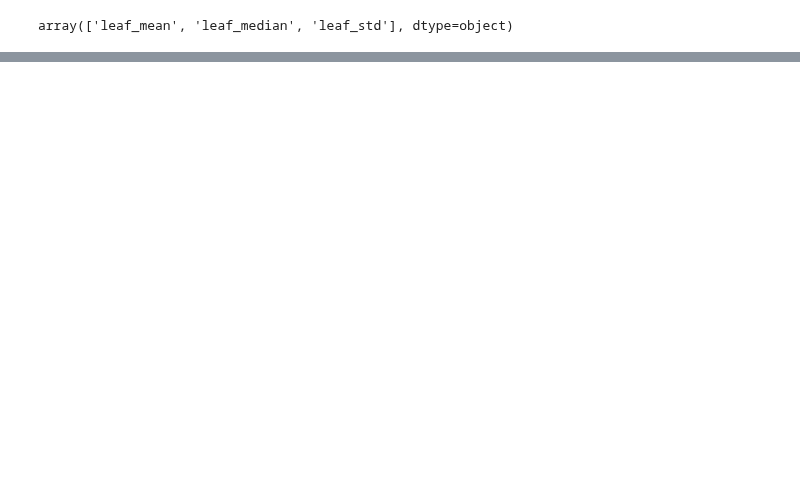
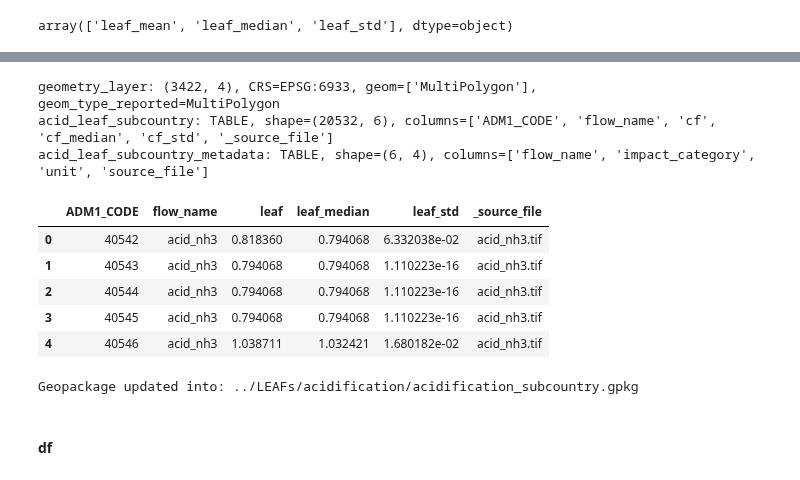
Before and after one commit to cloyolaangosto/SBTN_Test, a Jupyter notebook: LEAFs/Name_Cleaning.ipynb, the cells around one changed output, grey strips where cells are left out. Saved outputs shown, nothing was run; the diff lists cells and outputs as text; code cells hidden in the pictures; blank space fills up the shorter version.

```diff
--- a/LEAFs/Name_Cleaning.ipynb
+++ b/LEAFs/Name_Cleaning.ipynb
@@ -121,0 +120,25 @@ pd.read_csv(acid_er_df_fp).head()
+# %%
+inspect_gpkg(acid_sc_fp)
+# %% [output]
+geometry_layer: (3422, 4), CRS=EPSG:6933, geom=['MultiPolygon'], geom_type_reported=MultiPolygon
+acid_leaf_subcountry: TABLE, shape=(20532, 6), columns=['ADM1_CODE', 'flow_name', 'cf', 'cf_median', 'cf_std', '_source_file']
+acid_leaf_subcountry_metadata: TABLE, shape=(6, 4), columns=['flow_name', 'impact_category', 'unit', 'source_file']
+# %%
+ac_sc_gpkg_data = load_gpkg(acid_sc_fp)
+# %%
+ac_sc_gpkg_data['acid_leaf_subcountry'] = ac_sc_gpkg_data['acid_leaf_subcountry'].rename(columns = rename_cols)
+# %%
+ac_sc_gpkg_data['acid_leaf_subcountry'].head()
+# %% [output]
+|  | ADM1_CODE | flow_name | leaf | leaf_median | leaf_std | _source_file |
+| 0 | 40542 | acid_nh3 | 0.818360 | 0.794068 | 6.332038e-02 | acid_nh3.tif |
+| 1 | 40543 | acid_nh3 | 0.794068 | 0.794068 | 1.110223e-16 | acid_nh3.tif |
+| 2 | 40544 | acid_nh3 | 0.794068 | 0.794068 | 1.110223e-16 | acid_nh3.tif |
+| 3 | 40545 | acid_nh3 | 0.794068 | 0.794068 | 1.110223e-16 | acid_nh3.tif |
+| 4 | 40546 | acid_nh3 | 1.038711 | 1.032421 | 1.680182e-02 | acid_nh3.tif |
+# %%
+update_gpkg_to_disk(ac_sc_gpkg_data, acid_sc_fp)
+# %% [output]
+Geopackage updated into: ../LEAFs/acidification/acidification_subcountry.gpkg
+# %% [markdown]
+#### df
```
Also changed, not shown: parts of 27 cells of this notebook, 2 other files.
